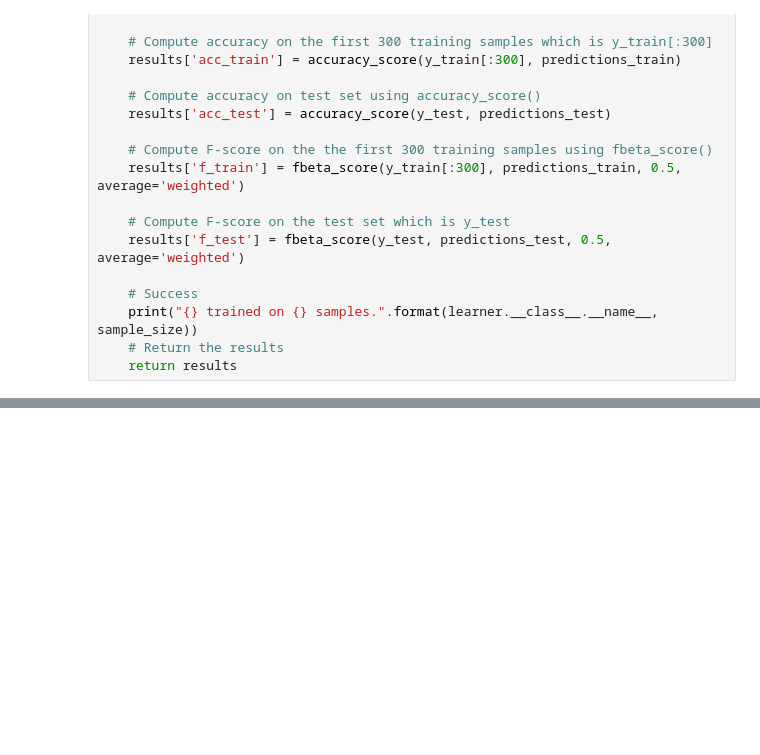
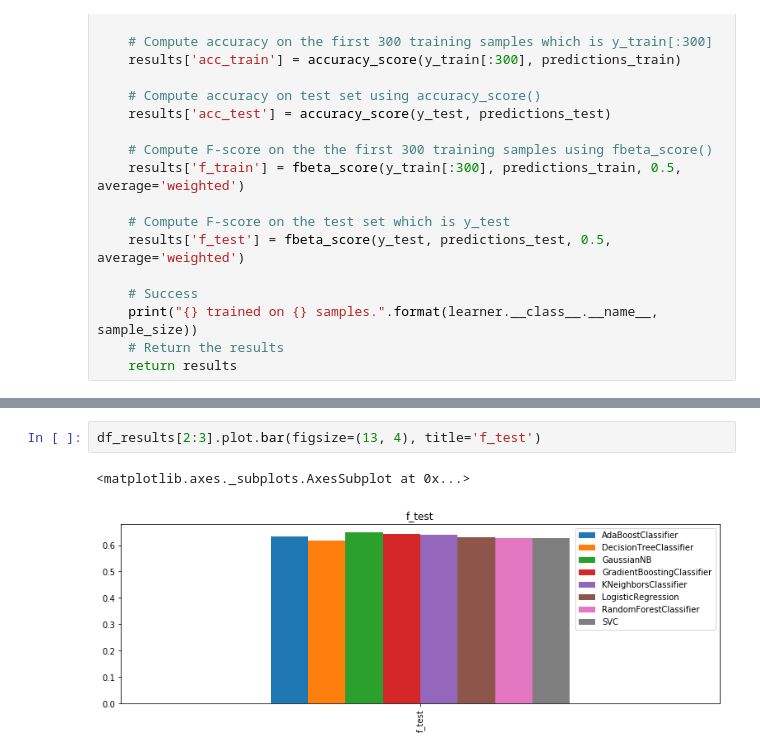
Before and after one commit to patrickmpoon/machine-learning, a Jupyter notebook: projects/capstone/train_and_predict.ipynb, the cells around one changed output, grey strips where cells are left out. Drawn from its saved outputs; the diff is of its cells as text; blank space fills up the shorter version.

```diff
--- a/projects/capstone/train_and_predict.ipynb
+++ b/projects/capstone/train_and_predict.ipynb
@@ -524,0 +1040,5 @@ IndexError: index 2 is out of bounds for axis 0 with size 2
+# %%
+df_results[2:3].plot.bar(figsize=(13, 4), title='f_test')
+# %% [output]
+<matplotlib.axes._subplots.AxesSubplot at 0x...>
+[figure, added]
```
Also changed, not shown: parts of 19 cells of this notebook.
